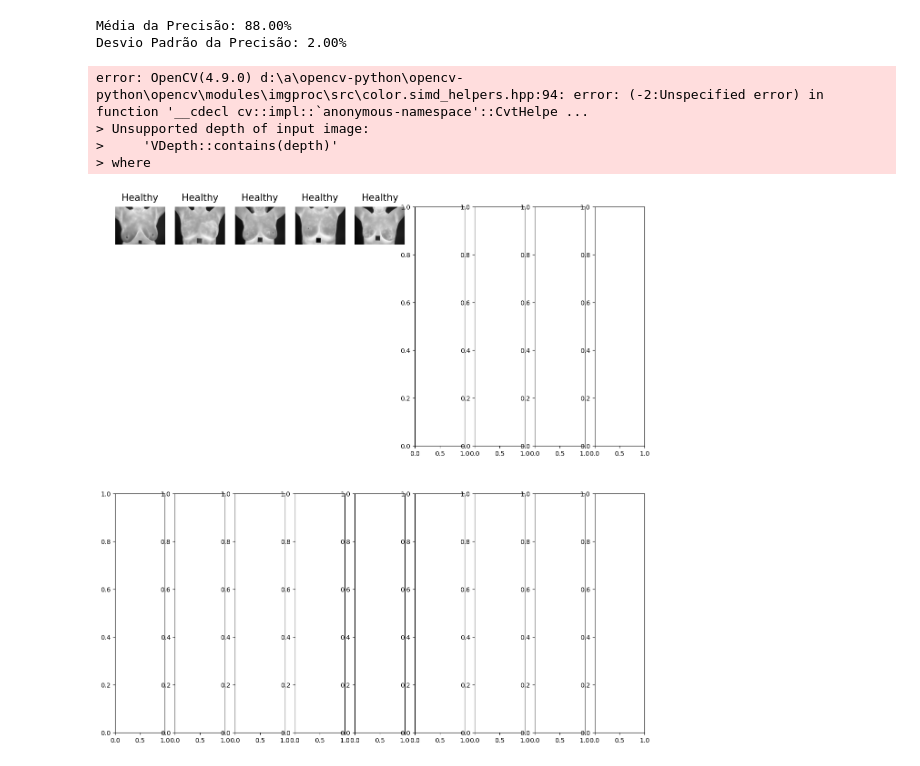
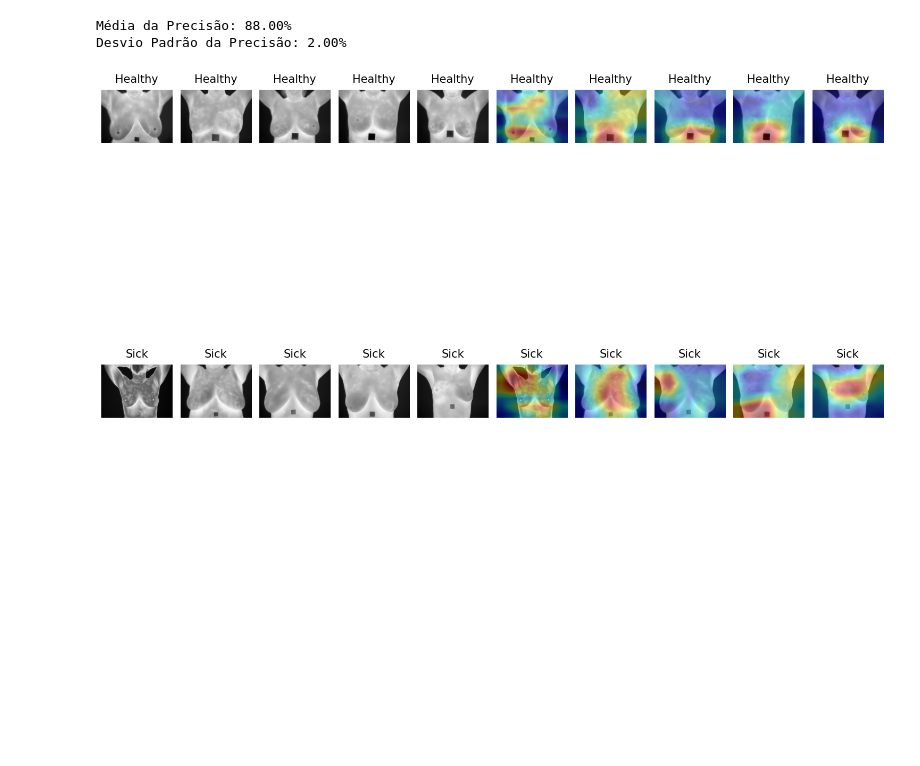
Before and after one commit to Arthur-so/breast-cancer-detection, a Jupyter notebook: breast-cancer-detection-cross-validation.ipynb, the cells around one changed output. Saved outputs shown, nothing was run; the diff lists cells and outputs as text; code cells hidden in the pictures; blank space fills up the shorter version.

Commit message:
correct show healthy, sick cam

```diff
--- a/breast-cancer-detection-cross-validation.ipynb
+++ b/breast-cancer-detection-cross-validation.ipynb
@@ -69,13 +69,13 @@ print(f"Número de imagens doentes: {len(sick_list)}")
 
 
 # Exibindo algumas imagens das classes "healthy" e "sick"
-n_imgs = 4
+n_imgs = 5
 
-imgs_healthy   = [cv2.imread(x) for x in healthy_list[:n_imgs+1]]
-labels_healthy = ['Healthy' for x in healthy_list[:n_imgs+1]]
+imgs_healthy   = [cv2.imread(x) for x in healthy_list[:n_imgs]]
+labels_healthy = ['Healthy' for x in healthy_list[:n_imgs]]
 
-imgs_sick   = [cv2.imread(x) for x in sick_list[:n_imgs+1]]
-labels_sick = ['Sick' for x in sick_list[:n_imgs+1]]
+imgs_sick   = [cv2.imread(x) for x in sick_list[:n_imgs]]
+labels_sick = ['Sick' for x in sick_list[:n_imgs]]
 
 imgs   = imgs_healthy + imgs_sick
 labels = labels_healthy + labels_sick
@@ -517,38 +517,56 @@ def generate_cam(img, model, transform, feature_layer_name='layer4', class_names
     # Obter as previsões
     h_x = F.softmax(logit, dim=1).data.cpu().squeeze()  # Mover o tensor para CPU antes de chamar .numpy()
     probs, idx = h_x.sort(0, True)
     idx = idx.cpu().numpy()  # Mover o tensor para CPU antes de chamar .numpy()
 
     # Gerar CAM para a classe predita
     CAMs = returnCAM(features_blobs[0], weight_softmax, [idx[0]])
 
     # Renderizar a CAM
     height, width, _ = img.shape
     heatmap = cv2.applyColorMap(cv2.resize(CAMs[0], (width, height)), cv2.COLORMAP_JET)
     result = heatmap * 0.3 + img * 0.5
 
     return result, class_names[idx[0]]
 
 # Exemplo de uso após o treinamento do modelo
 transform = transforms.Compose([
     transforms.Resize((224, 224)),
     transforms.ToTensor(),
     transforms.Normalize([0.485, 0.456, 0.406], [0.229, 0.224, 0.225])
 ])
 
+def convert_to_rgb_and_normalize_to_uint8(img):
+    # Verificar se a imagem está em escala de cinza e converter para RGB se necessário
+    if len(img.shape) == 2 or img.shape[2] == 1:
+        img = cv2.cvtColor(img, cv2.COLOR_GRAY2RGB)
+    # Converter a imagem para o formato uint8, se necessário
+    if img.dtype != np.uint8:
+        img = (255 * (img / np.max(img))).astype(np.uint8)
+    return img
+
+for i in range(len(imgs_healthy)):
+    imgs_healthy[i] = convert_to_rgb_and_normalize_to_uint8(imgs_healthy[i])
+
+for i in range(len(imgs_sick)):
+    imgs_sick[i] = convert_to_rgb_and_normalize_to_uint8(imgs_sick[i])
+
+
 cams_healthy = [generate_cam(x, model_ft, transform)[0] for x in healthy_list[:n_imgs]]
 cams_sick = [generate_cam(x, model_ft, transform)[0] for x in sick_list[:n_imgs]]
+
+for i in range(len(cams_healthy)):
+    cams_healthy[i] = convert_to_rgb_and_normalize_to_uint8(cams_healthy[i])
+
+for i in range(len(cams_sick)):
+    cams_sick[i] = convert_to_rgb_and_normalize_to_uint8(cams_sick[i])
 
 imgs_combined = [imgs_healthy + cams_healthy, imgs_sick + cams_sick]
 labels_combined = [labels_healthy * 2, labels_sick * 2]
 
 show_multiple_imgs_plt(imgs_combined, labels_combined, fig_size=(15, 15), show_axis=False)
 # %% [output]
-error: OpenCV(4.9.0) d:\a\opencv-python\opencv-python\opencv\modules\imgproc\src\color.simd_helpers.hpp:94: error: (-2:Unspecified error) in function '__cdecl cv::impl::`anonymous-namespace'::CvtHelpe ...
-> Unsupported depth of input image:
->     'VDepth::contains(depth)'
-> where
-[figure, old version]
+[figure, new version]
 # %%
 # 6- RESPONDER À PERGUNTA: "VOCÊ ACREDITA QUE SERÁ POSSÍVEL ENTREGAR TUDO QUE PROMETEU NO DOCUMENTO DA PROPOSTA?"
 # Sim
```
Also changed, not shown: parts of 1 cell of this notebook.
